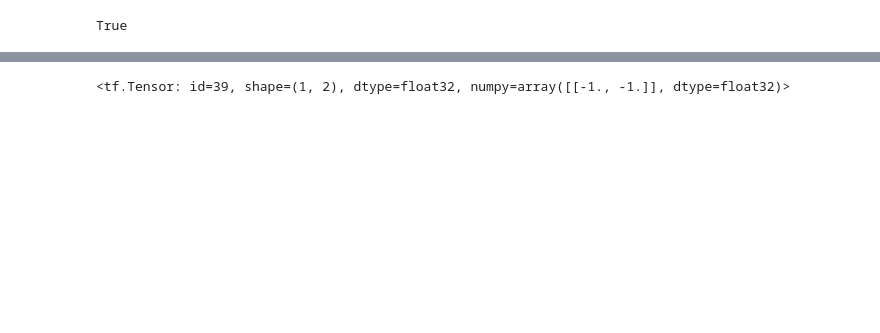
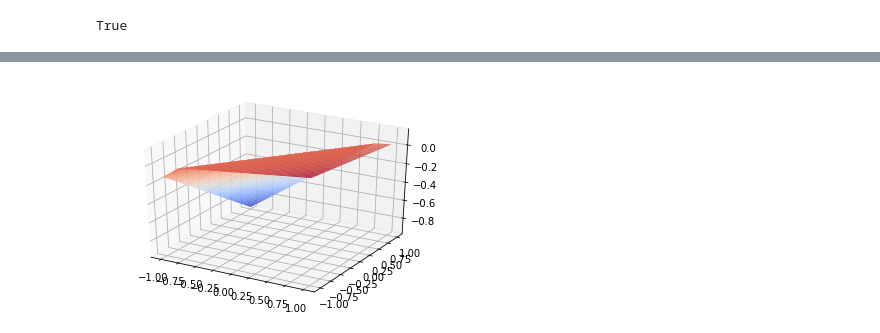
Before and after one commit to ninkle/nlln, a Jupyter notebook: analysis_tf.ipynb, the cells around one changed output, grey strips where cells are left out. Cells and saved outputs as stored; diff of their text form; code cells hidden in the pictures; blank space fills up the shorter version.

```diff
--- a/analysis_tf.ipynb
+++ b/analysis_tf.ipynb
@@ -44,3 +53,20 @@ class NLLN(tf.keras.Model):
+# %%
+class Trainer(object):
+    def __init__(self, model, data):
+        self.model = model
+        self.data = data
+
+    def train(self):
+        inputs = []
+        outputs = []
+        iterator = tfe.Iterator(self.data)
+        for batch, data in enumerate(iterator):
+            y_ = self.model(data)
+            inputs.append(data[0])
+            outputs.append(y_[0])
+        return inputs, outputs
 # %%
 nln = NLN(w1, w2)
 nlln = NLLN(w1, w2)
+nln_trainer = Trainer(nln, inputs)
+nlln_trainer = Trainer(nlln, inputs)
@@ -52,4 +73,2 @@ InvalidArgumentError: Shapes of all inputs must match: values[0].shape = [10000,
-# %%
-inputs[0]
-# %% [output]
-<tf.Tensor: id=39, shape=(1, 2), dtype=float32, numpy=array([[-1., -1.]], dtype=float32)>
+# %%
+nln_inputs, nln_outputs = nln_trainer.train()
@@ -55,0 +80,10 @@ inputs[0]
+# %%
+# reshape to form surface
+nln_grid = np.reshape(np.array(nln_outputs), (100, 100))
+nlln_grid = np.reshape(np.array(nlln_outputs), (100, 100))
+# %%
+fig = plt.figure()
+ax = fig.gca(projection='3d')
+surf = ax.plot_surface(X=xv, Y=yv, Z=nln_grid, cmap=cm.coolwarm)
+# %% [output]
+[figure, added]
```
Also changed, not shown: parts of 11 cells of this notebook, 2 other files.
